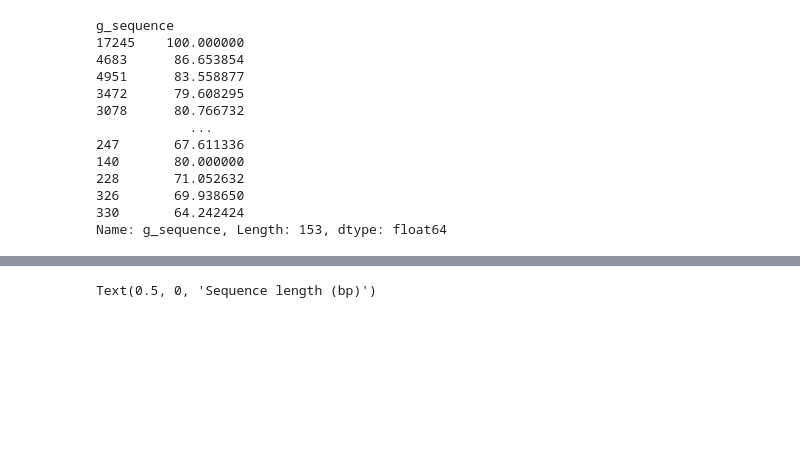
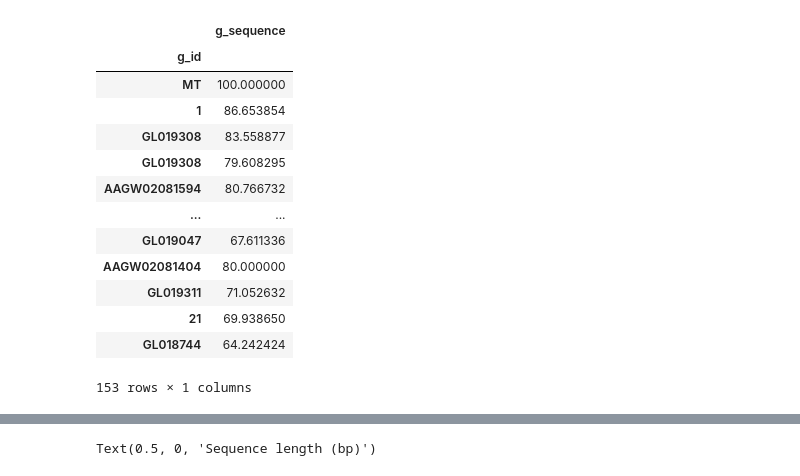
Before and after one commit to balintbiro/Oryctolagus_cuniculus_numts, a Jupyter notebook: codes/trials/length_vs_identity.ipynb, the cells around one changed output, grey strips where cells are left out. Cells and saved outputs as stored; diff of their text form; code cells hidden in the pictures; blank space fills up the shorter version.

```diff
--- a/codes/trials/length_vs_identity.ipynb
+++ b/codes/trials/length_vs_identity.ipynb
@@ -37,18 +46,20 @@ mt_sequences=numts_array['mt_sequence']
 # %%
 identities=g_sequences.apply(identity)
-identities.index=g_sequences.apply(lambda seq:len(seq))
-identities
+identities.index=g_ids
+df=pd.DataFrame(identities)
+df
 # %% [output]
+|  | g_sequence |
+| g_id |  |
+| MT | 100.000000 |
+| 1 | 86.653854 |
+| GL019308 | 83.558877 |
+| GL019308 | 79.608295 |
+| AAGW02081594 | 80.766732 |
+| ... | ... |
+| GL019047 | 67.611336 |
+| AAGW02081404 | 80.000000 |
+| GL019311 | 71.052632 |
+| 21 | 69.938650 |
+| GL018744 | 64.242424 |
-g_sequence
-17245    100.000000
-4683      86.653854
-4951      83.558877
-3472      79.608295
-3078      80.766732
-            ...
-247       67.611336
-140       80.000000
-228       71.052632
-326       69.938650
-330       64.242424
-Name: g_sequence, Length: 153, dtype: float64
+153 rows × 1 columns
```
Also changed, not shown: parts of 8 cells of this notebook.
